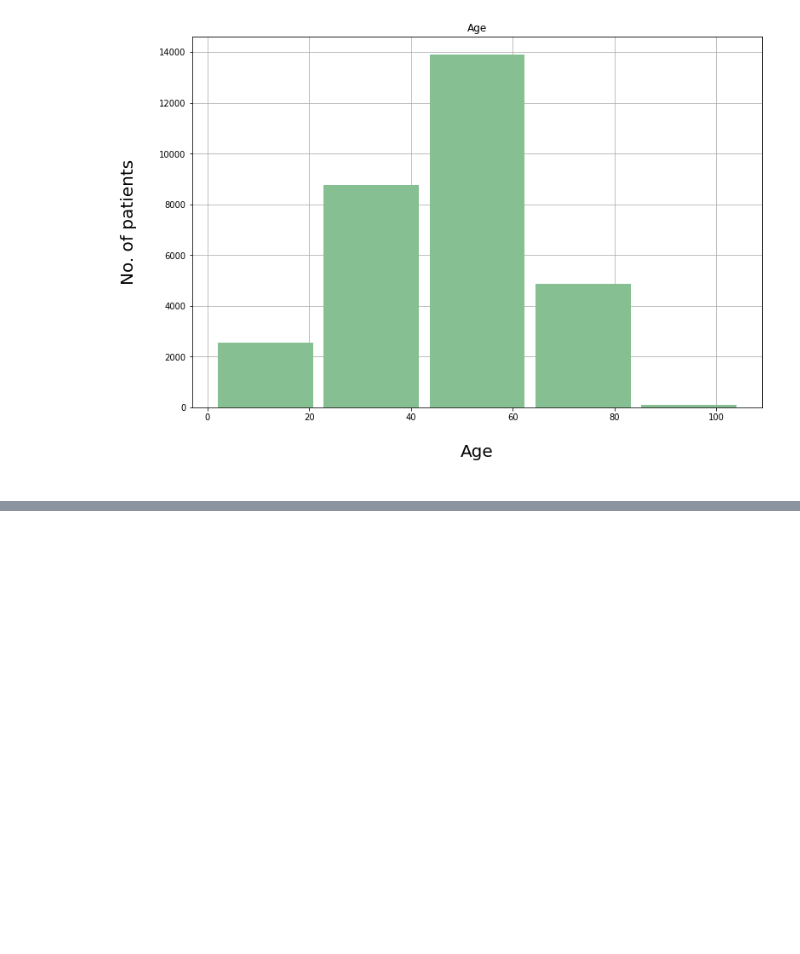
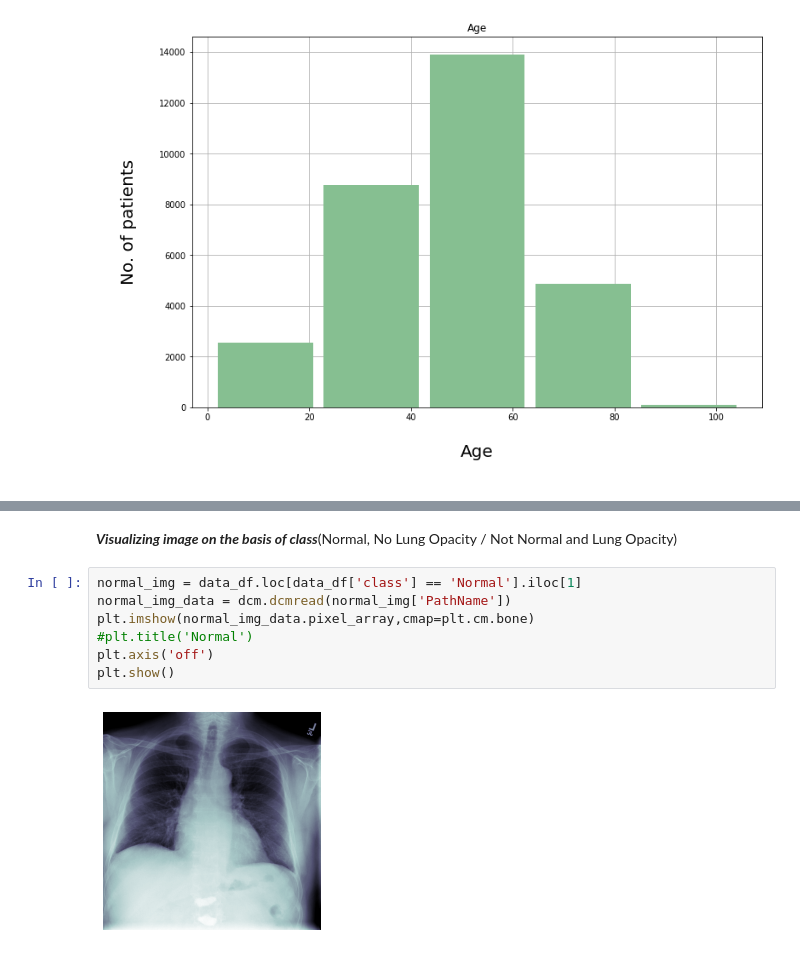
Before and after one commit to PulkitAppz/Capstone_AIML_19B, a Jupyter notebook: CapStone_Submission1.ipynb, the cells around one changed output, grey strips where cells are left out. Drawn from its saved outputs; the diff is of its cells as text; blank space fills up the shorter version.

```diff
--- a/CapStone_Submission1.ipynb
+++ b/CapStone_Submission1.ipynb
@@ -406,0 +443,11 @@ Name: Age, dtype: int64
+# %% [markdown]
+***Visualizing image on the basis of class***(Normal, No Lung Opacity / Not Normal and Lung Opacity)
+# %%
+normal_img = data_df.loc[data_df['class'] == 'Normal'].iloc[1]
+normal_img_data = dcm.dcmread(normal_img['PathName'])
+plt.imshow(normal_img_data.pixel_array,cmap=plt.cm.bone)
+#plt.title('Normal')
+plt.axis('off')
+plt.show()
+# %% [output]
+[figure, added]
```
Also changed, not shown: parts of 24 cells of this notebook.
